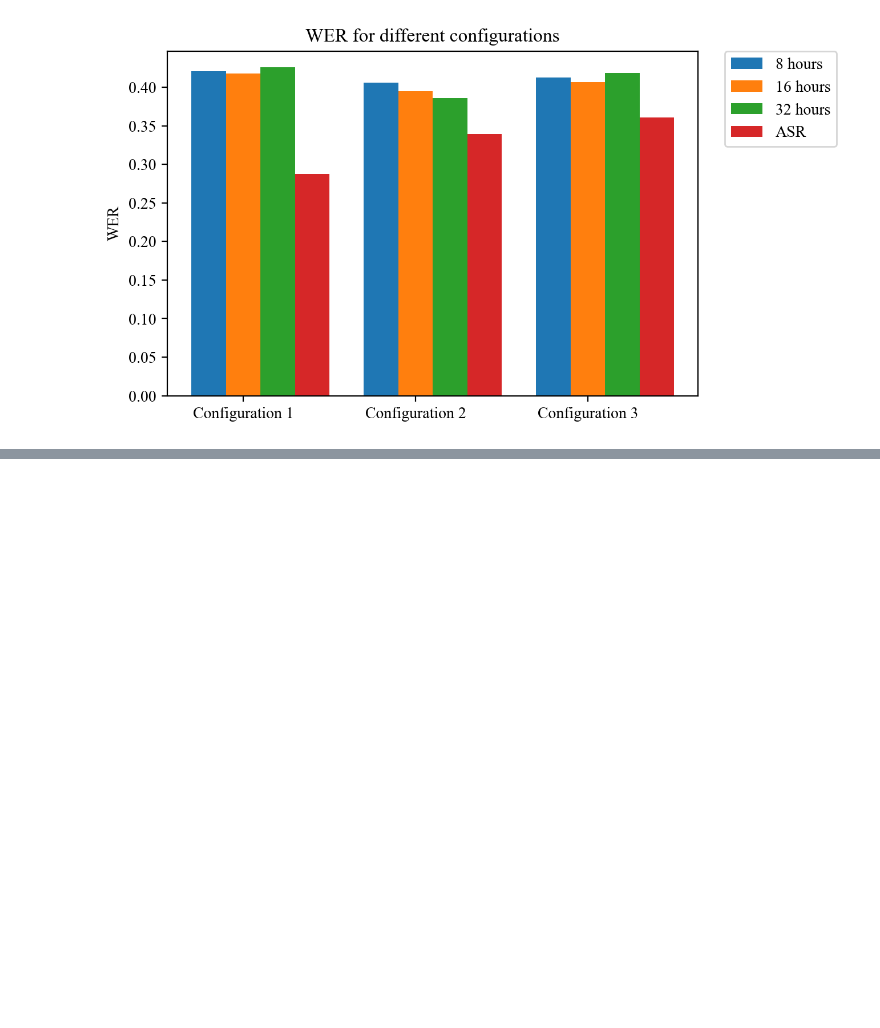
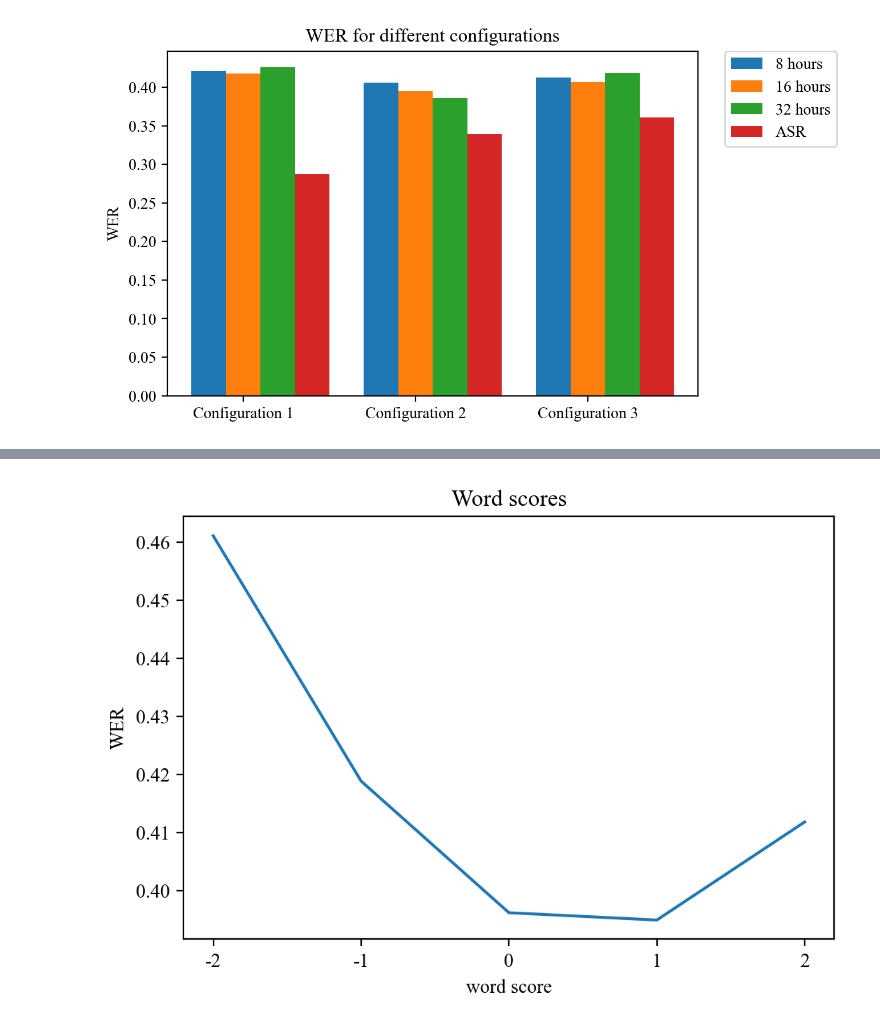
Before and after one commit to Thomaskolb/bsc-thesis, a Jupyter notebook: scripts/results/thesis-results.ipynb, the cells around one changed output, grey strips where cells are left out. Saved outputs shown, nothing was run; the diff lists cells and outputs as text; code cells hidden in the pictures; blank space fills up the shorter version.

```diff
--- a/scripts/results/thesis-results.ipynb
+++ b/scripts/results/thesis-results.ipynb
@@ -109,0 +128,18 @@ plt.show()
+# %%
+# Fine-tuning base10 - different word scores - WER
+
+# testset: 'test'
+data = {
+        'data': [0.46112289783367766, 0.4188714403522149, 0.39619327270468824, 0.3949318684814962, 0.41183074880718246]
+       }
+
+fig, ax = plt.subplots()
+for key in data:
+    ax.plot(data[key], label=key)
+plt.title('Word scores')
+plt.xlabel('word score')
+plt.ylabel('WER')
+plt.xticks(list(range(5)), [-2, -1, 0, 1, 2])
+plt.show()
+# %% [output]
+[figure, added]
```
Also changed, not shown: parts of 1 cell of this notebook, 1 other file.
